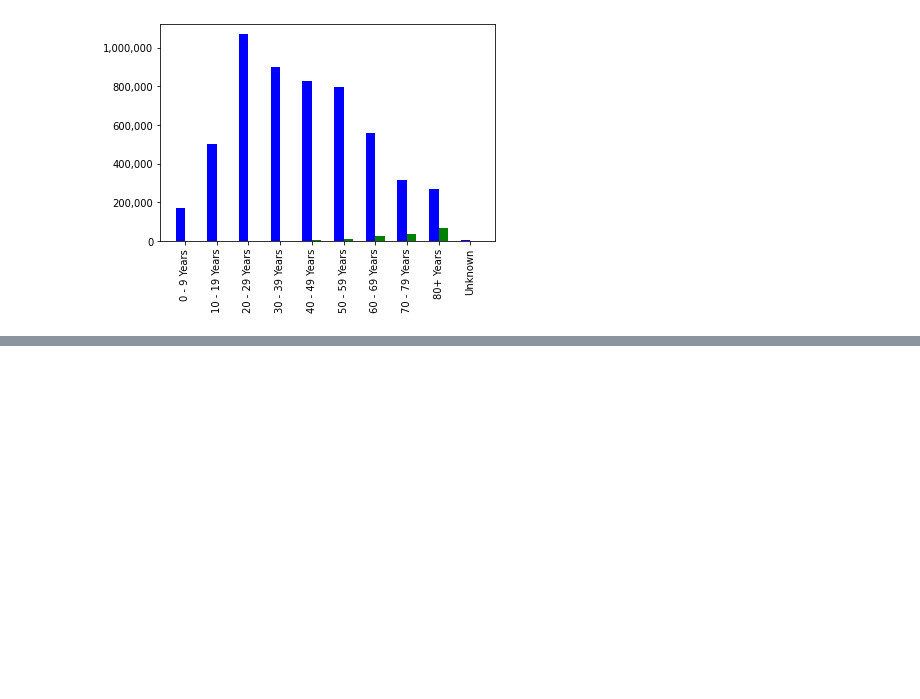
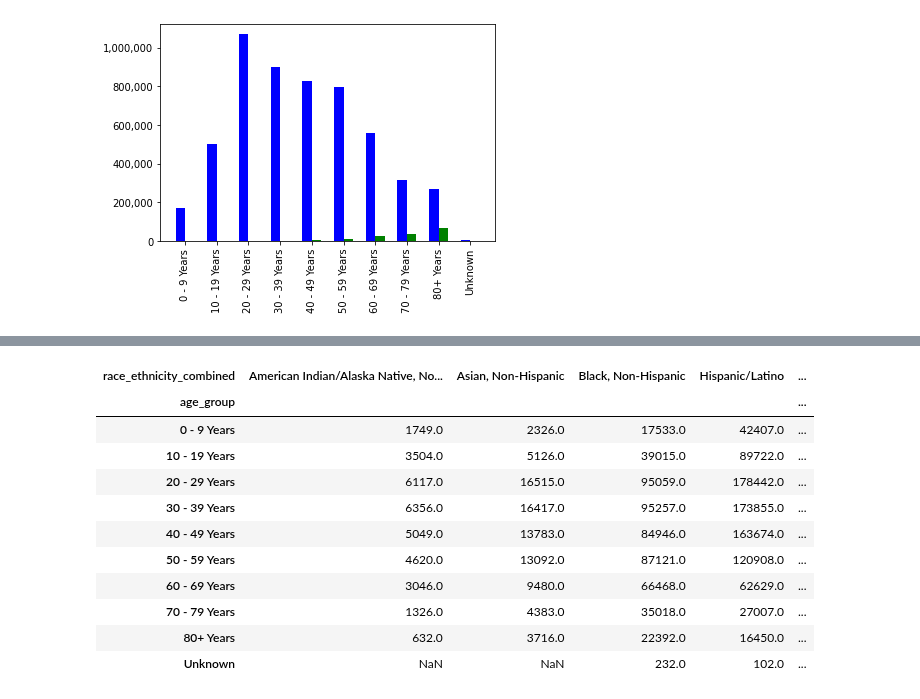
Before and after one commit to georgetown-analytics/COVID-19-race-social-equity-, a Jupyter notebook: COVID Visualization.ipynb, the cells around one changed output, grey strips where cells are left out. Drawn from its saved outputs; the diff is of its cells as text; code cells hidden in the pictures; blank space fills up the shorter version.

```diff
--- a/COVID Visualization.ipynb
+++ b/COVID Visualization.ipynb
@@ -61,0 +80,16 @@ plt.show()
+# %%
+pdata = pd.crosstab(df_group_age_race['age_group'],df_group_age_race['race_ethnicity_combined'], values = df_group_age_race['current_status'], aggfunc = sum )
+pdata
+# %% [output]
+| race_ethnicity_combined | American Indian/Alaska Native, No... | Asian, Non-Hispanic | Black, Non-Hispanic | Hispanic/Latino | ... |
+| age_group |  |  |  |  | ... |
+| 0 - 9 Years | 1749.0 | 2326.0 | 17533.0 | 42407.0 | ... |
+| 10 - 19 Years | 3504.0 | 5126.0 | 39015.0 | 89722.0 | ... |
+| 20 - 29 Years | 6117.0 | 16515.0 | 95059.0 | 178442.0 | ... |
+| 30 - 39 Years | 6356.0 | 16417.0 | 95257.0 | 173855.0 | ... |
+| 40 - 49 Years | 5049.0 | 13783.0 | 84946.0 | 163674.0 | ... |
+| 50 - 59 Years | 4620.0 | 13092.0 | 87121.0 | 120908.0 | ... |
+| 60 - 69 Years | 3046.0 | 9480.0 | 66468.0 | 62629.0 | ... |
+| 70 - 79 Years | 1326.0 | 4383.0 | 35018.0 | 27007.0 | ... |
+| 80+ Years | 632.0 | 3716.0 | 22392.0 | 16450.0 | ... |
+| Unknown | NaN | NaN | 232.0 | 102.0 | ... |
```
Also changed, not shown: parts of 2 cells of this notebook.
